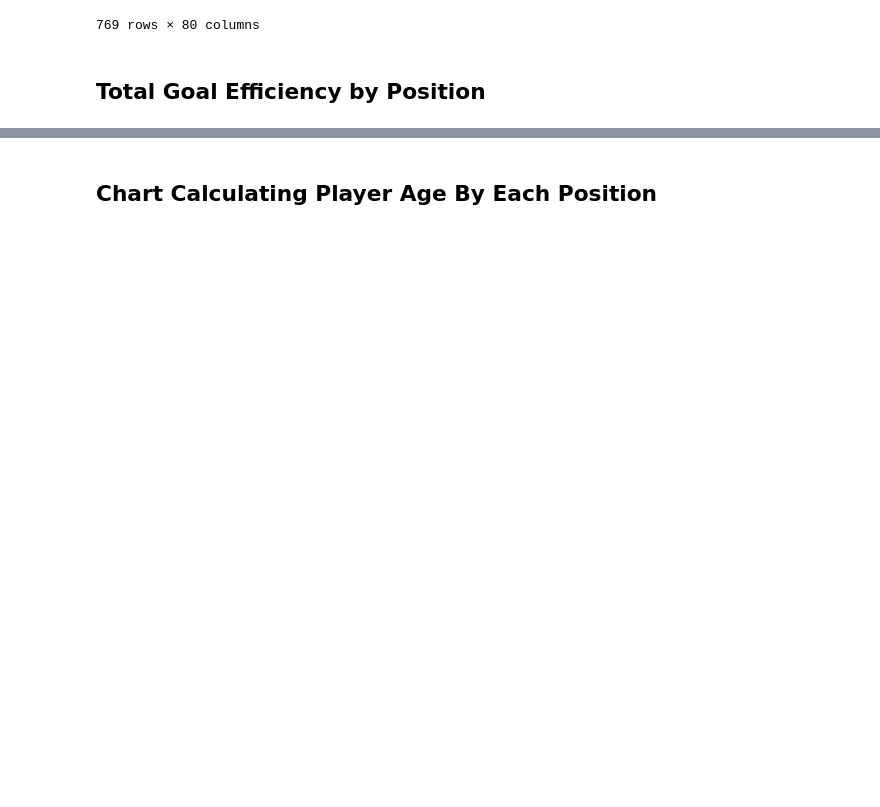
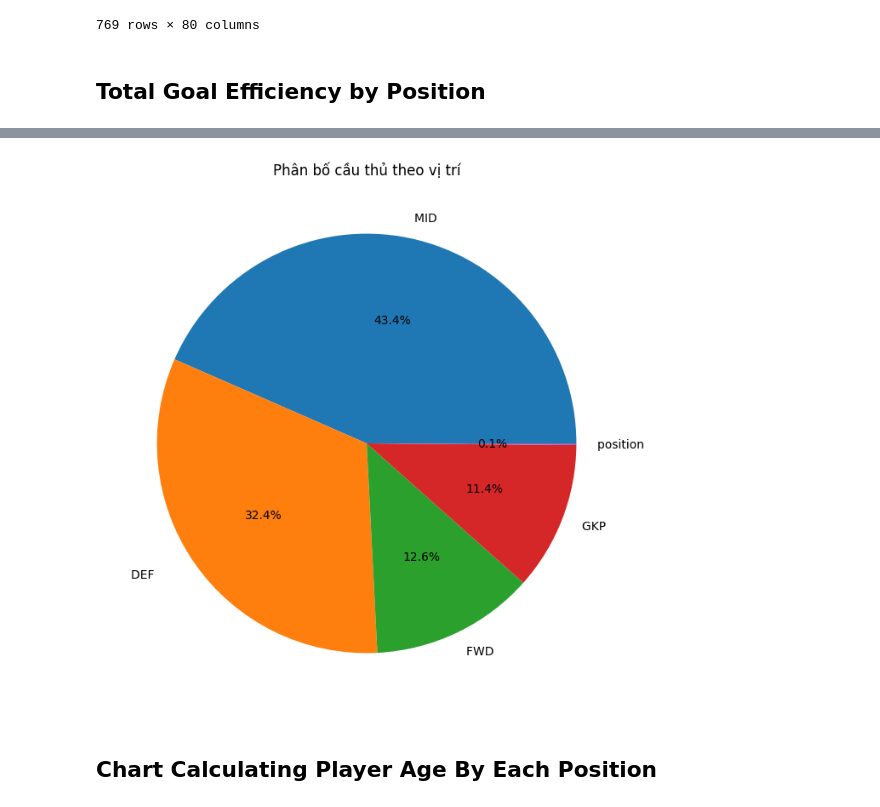
Before and after one commit to GodOfClown2k8/Khoi-CSA02, a Jupyter notebook: SPCK/bt.ipynb, the cells around one changed output, grey strips where cells are left out. Drawn from its saved outputs; the diff is of its cells as text; code cells hidden in the pictures; blank space fills up the shorter version.

```diff
--- a/SPCK/bt.ipynb
+++ b/SPCK/bt.ipynb
@@ -73,3 +180,14 @@ NameError: name 'top_players' is not defined
+# %%
+if 'position ' in data.columns:
+    position_counts = data['position '].value_counts()
+    plt.figure(figsize=(8, 8))
+    plt.pie(position_counts.values, labels=position_counts.index, autopct='%1.1f%%')
+    plt.title('Phân bố cầu thủ theo vị trí')
+    plt.show()
+else:
+    print("Không có cột 'position' trong dataset")
+# %% [output]
+[figure, added]
 # %% [markdown]
 ## Chart Calculating Player Age By Each Position
 # %%
```
Also changed, not shown: parts of 9 cells of this notebook, 1 other file.
